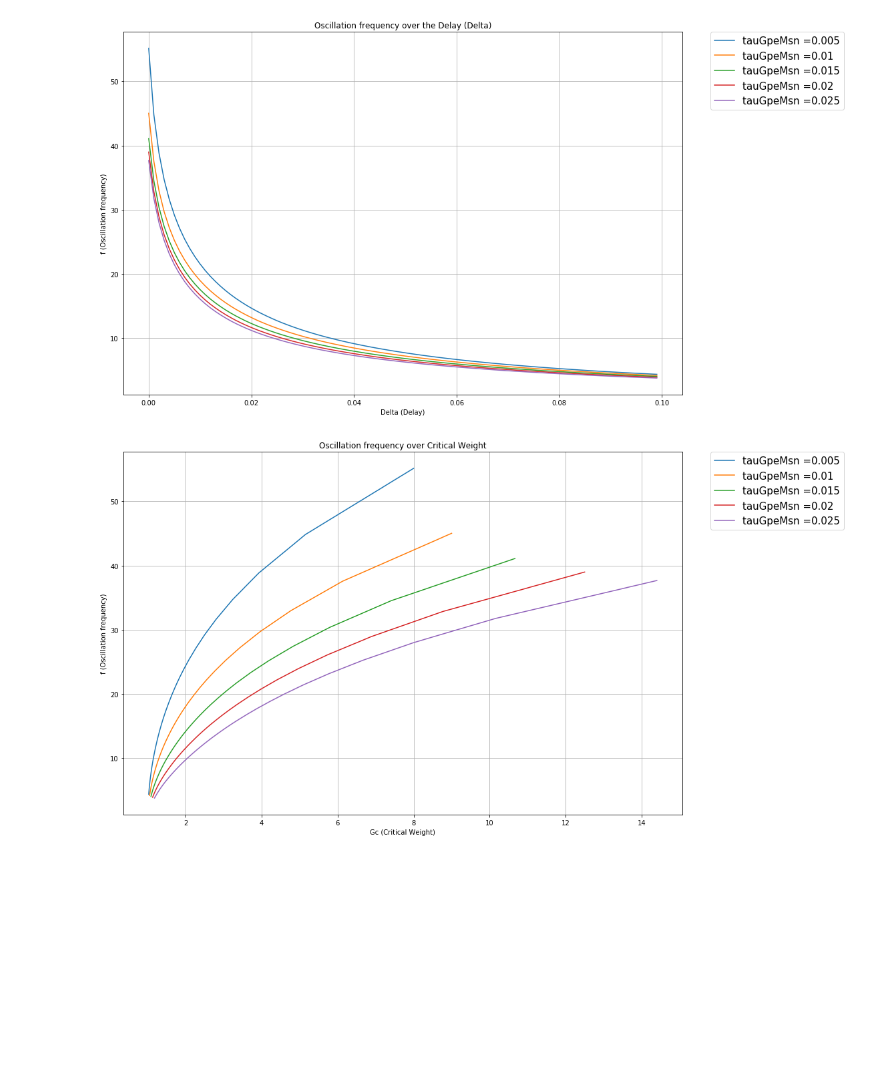
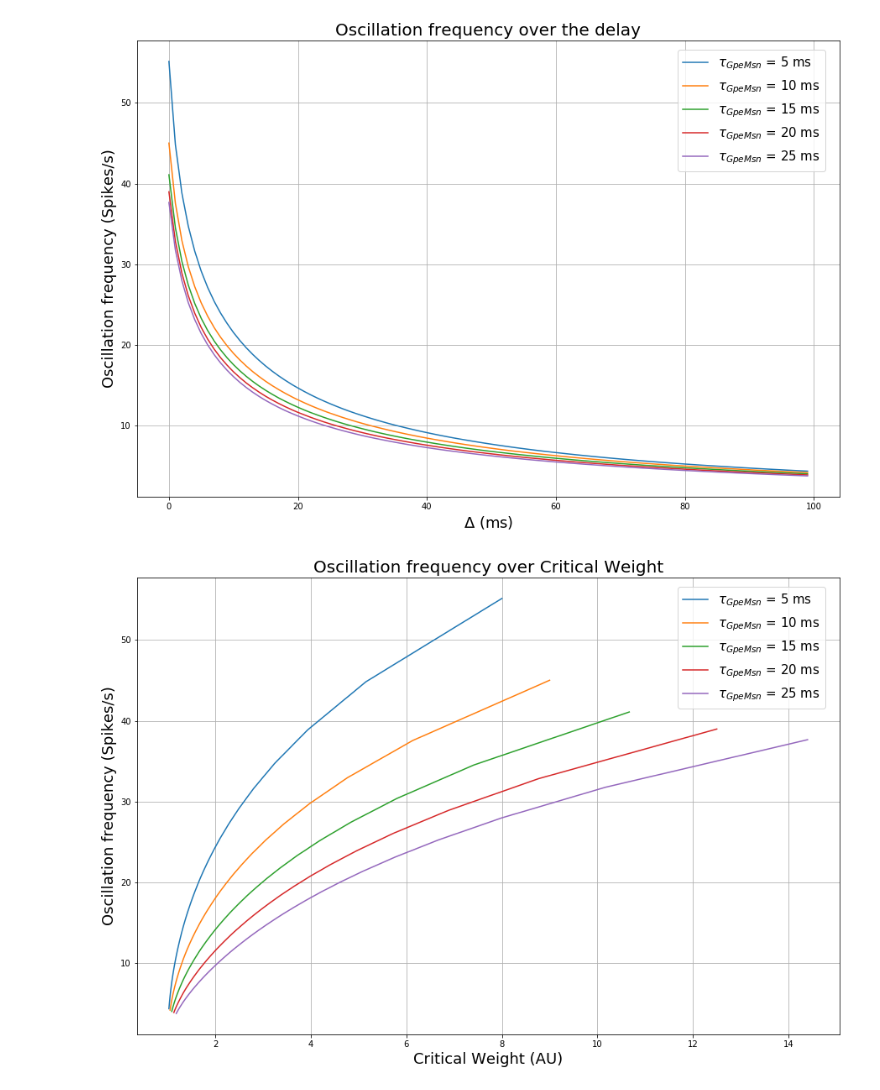
Before and after one commit to YacineOb/BasalGangliaModel2017, a Jupyter notebook: Diagram_MsnFsi.ipynb, the cells around one changed output. Saved outputs shown, nothing was run; the diff lists cells and outputs as text; code cells hidden in the pictures; blank space fills up the shorter version.

```diff
--- a/Diagram_MsnFsi.ipynb
+++ b/Diagram_MsnFsi.ipynb
@@ -4,28 +4,34 @@ from matplotlib import pyplot as plt
 # %%
 def plot(fignum,x,y,title='title',yax='y Axis',xax='x Axis'):
     plt.figure(fignum,figsize=(15,10))
-    plt.plot(x,y,label='tauGpeMsn =' + str(i))
+    plt.plot(x,y,label=r'$\tau_{GpeMsn}$ = ' + str(int(i*1000)) + ' ms')
     plt.grid()
-    plt.title(title)
-    plt.ylabel(yax)
-    plt.xlabel(xax)
-    plt.legend(bbox_to_anchor=(1.05, 1), loc=2, borderaxespad=0., prop={'size':15})
+    plt.title(title,fontsize=20)
+    plt.ylabel(yax,fontsize=18)
+    plt.xlabel(xax,fontsize=18)
+    plt.legend(bbox_to_anchor=(0.98, 0.98), loc=1, borderaxespad=0., prop={'size':15})
 # %%
 lim=np.arange(0.005,0.030,0.005)
 a,b,d=dict(),dict(),dict()
 
 for i in lim:
     a[i]=np.load('DiagramFsi/NewProcess/{0:.{1}f}_delta.npy'.format(i,3))
     b[i]=np.load('DiagramFsi/NewProcess/{0:.{1}f}_frequency.npy'.format(i,3))
     d[i]=np.load('DiagramFsi/NewProcess/{0:.{1}f}_weight.npy'.format(i,3))
 
-    plot(1,a[i],b[i],"Oscillation frequency over the Delay (Delta)",'f (Oscillation frequency)','Delta (Delay)')
-    plot(2,d[i],b[i],"Oscillation frequency over Critical Weight",'f (Oscillation frequency)','Gc (Critical Weight)')
-    plot(3,a[i],d[i],"Critical Weight over the Delay (Delta)",'Gc (Critical Weight)','Delta (Delay)')
+    plot(1,a[i]*1000,b[i],"Oscillation frequency over the delay",'Oscillation frequency (Spikes/s)',r'$\Delta$ (ms)')
+    plt.savefig('D{}.png'.format('FD'),dpi=300,bbox_inches='tight')
+    plot(2,d[i],b[i],"Oscillation frequency over Critical Weight",'Oscillation frequency (Spikes/s)','Critical Weight (AU)')
+    plt.savefig('D{}.png'.format('FG'),dpi=300,bbox_inches='tight')
+    plot(3,a[i]*1000,d[i],"Critical Weight over the delay",'Critical Weight (AU)',r'$\Delta$ (ms)')
+    plt.savefig('D{}.png'.format('GD'),dpi=300,bbox_inches='tight')
+
+
+    #plot(4,a[i],d[i],"PHASE DIAGRAM",'Gc (Critical Weight)','Delta (Delay)')
 
 
 
 plt.show()
 # %% [output]
-[figure, old version]
+[figure, new version]
-[figure, old version]
+[figure, new version]
```
Also changed, not shown: parts of 1 cell of this notebook, 1 other file.
